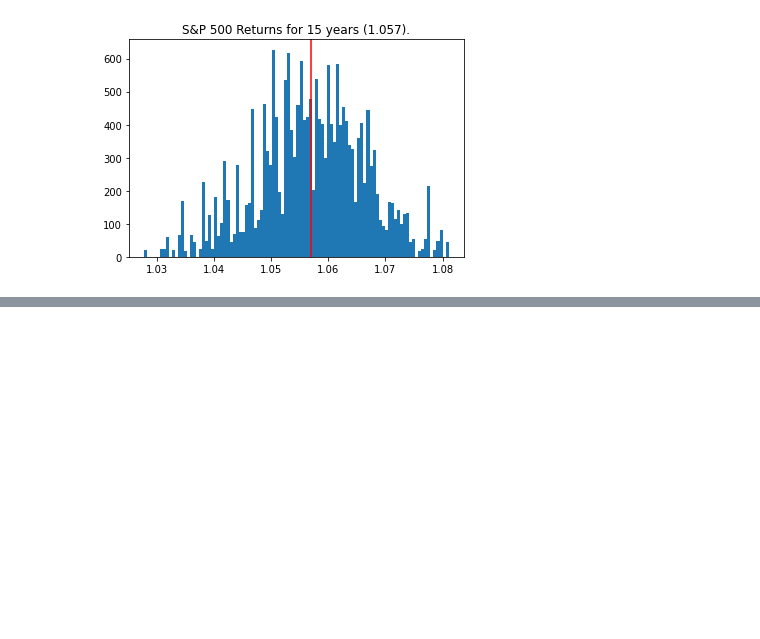
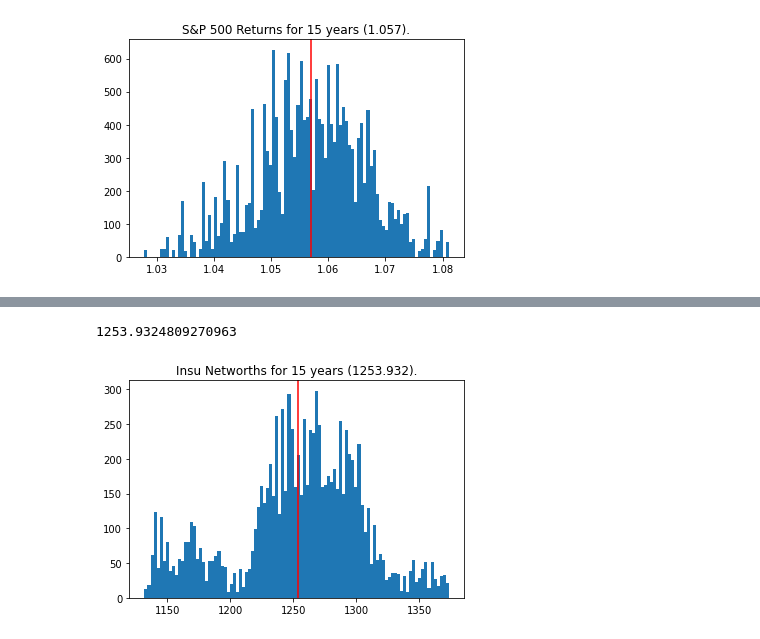
Before and after one commit to sameerkulkarni/financial_simulations, a Jupyter notebook: base_functions.ipynb, the cells around one changed output, grey strips where cells are left out. Drawn from its saved outputs; the diff is of its cells as text; code cells hidden in the pictures; blank space fills up the shorter version.

```diff
--- a/base_functions.ipynb
+++ b/base_functions.ipynb
@@ -122,0 +192,39 @@ print(calculate_returns(36, 3))
+# %%
+def future_value(initial_amount, investment_amount, num_months, start_month):
+  #  initial_amount: Initial amount to start the investment with.
+  #  investment_amount: Amount to be invested every month.
+  #  num_months: Number of months to invest.
+  #  start_month: When do you start investing the money.
+  current_amount=initial_amount
+  for i in range(start_month, (start_month+num_months)):
+    current_amount+=investment_amount
+    return_scale = max(1, min((1+(.09/12)), findata.loc[i]['Scale_InfAdj']))
+    current_amount*=return_scale
+  return current_amount
+
+def weighted_return(initial_rampup_duration, initial_amount, total_duration, trickle_invest, start_month):
+  # initial_rampup_horizon: Number of months to split the initital investment time.
+  # initial_amount: Total amount in units to be invested initially.
+  # total_horizon: Total investment horizon.
+  # trickle_invest:
+  investment_during_rampup = (initial_amount/initial_rampup_duration)+trickle_invest
+  amount_after_initial_rampup=future_value(0,investment_during_rampup,initial_rampup_duration,start_month)
+  final_amount=future_value(amount_after_initial_rampup, trickle_invest, total_duration-initial_rampup_duration, start_month+initial_rampup_duration)
+  return final_amount
+# %%
+num_years = 15 #@param {type:"slider", min:1, max:60, step:1.0}
+num_samples=10000
+initial_rampup_months=6 #@param {type:"slider", min:1, max:60, step:1.0}
+initial_amount=100 #@param {type:"slider", min:10, max:200, step:1.0}
+trickle_invest=4 #@param {type:"slider", min:1, max:100, step:1.0}
+start_points=[random.randint(1,(92-num_years)*12) for i in range(num_samples)]
+final_networths = [weighted_return(initial_rampup_months, initial_amount, (num_years*12), trickle_invest, start_points[i]) for i in range(len(start_points))]
+avg_nw=np.average(final_networths)
+print(avg_nw)
+plt.hist(final_networths, bins=100)
+plt.title("Insu Networths for %d years (%1.3f)."%(num_years,avg_nw))
+plt.axvline(avg_nw,color='r')
+plt.show()
+# %% [output]
+1253.9324809270963
+[figure, added]
```
Also changed, not shown: parts of 10 cells of this notebook.
